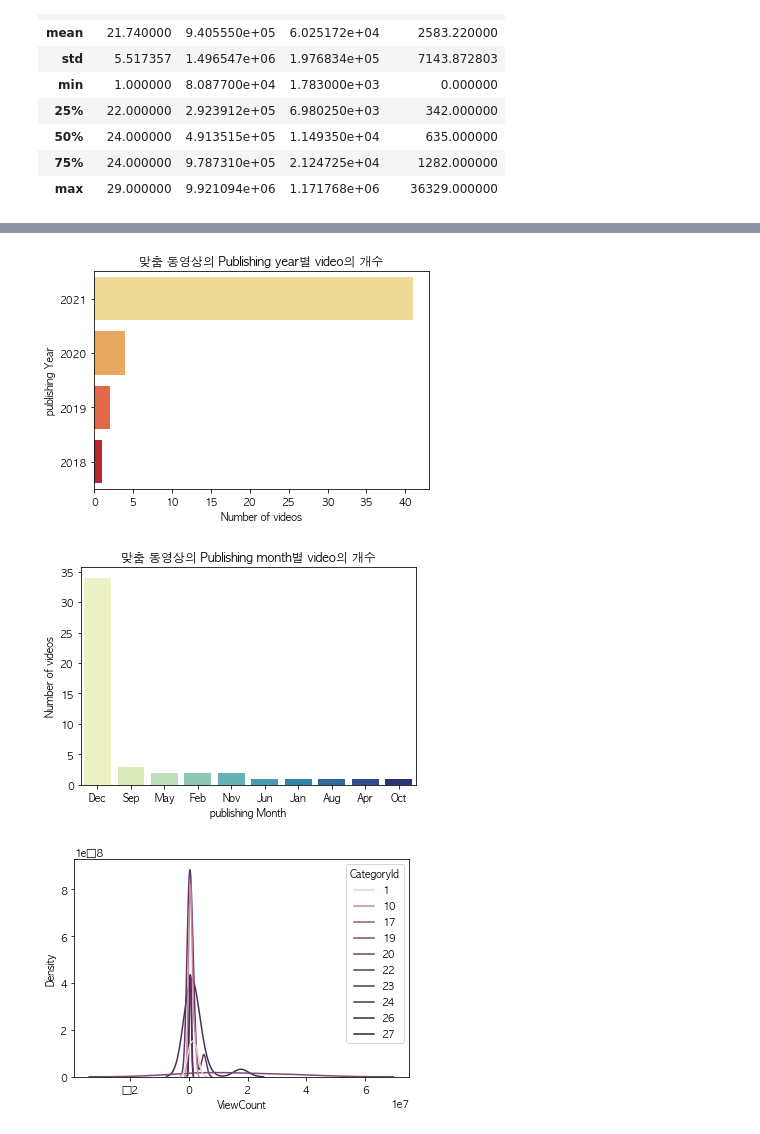
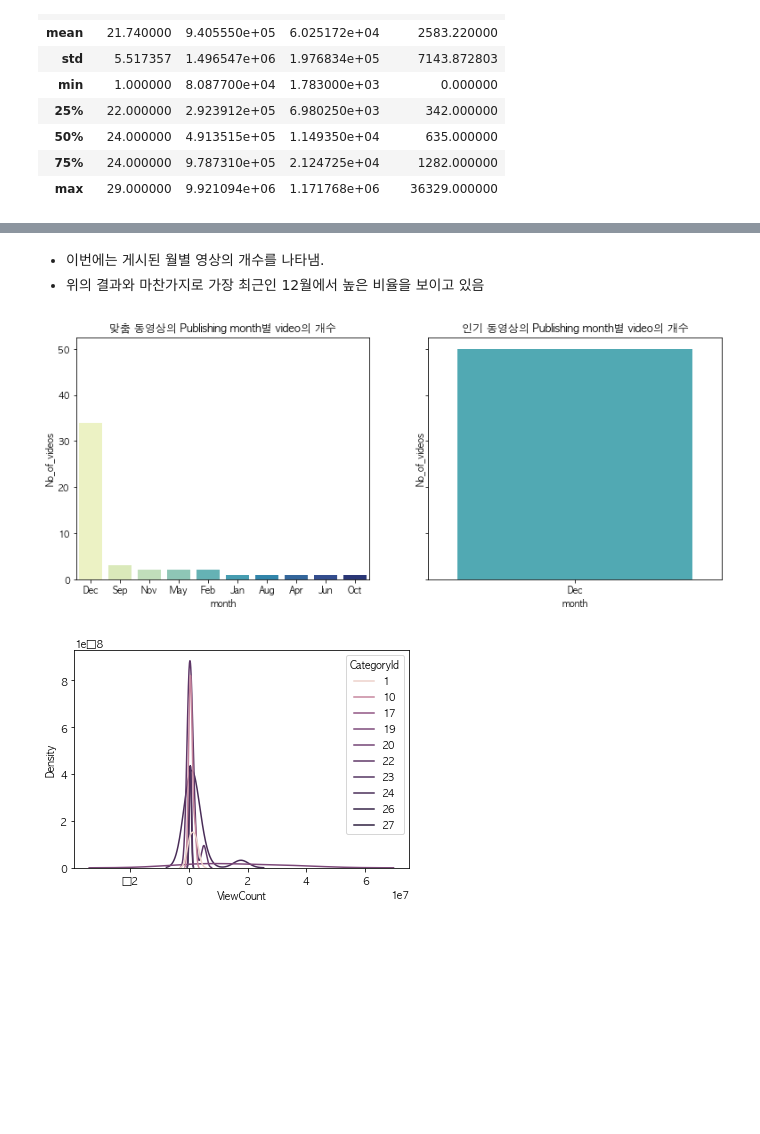
Before and after one commit to enjoy89/data_analysis_programming, a Jupyter notebook: project.ipynb, the cells around one changed output, grey strips where cells are left out. Cells and saved outputs as stored; diff of their text form; code cells hidden in the pictures; blank space fills up the shorter version.

Commit message:
data analysis 추가

```diff
--- a/project.ipynb
+++ b/project.ipynb
@@ -192,39 +224,25 @@ popular_youtube_video_data.describe(include='object')
+# %% [markdown]
+* 이번에는 게시된 월별 영상의 개수를 나타냄.
+* 위의 결과와 마찬가지로 가장 최근인 12월에서 높은 비율을 보이고 있음
 # %%
 df_mydata = youtube_video_data["PublishedAt"].apply(
-    lambda x: datetime.datetime.strptime(x[:10], "%Y-%m-%d").date().strftime('%Y')).value_counts() \
+    lambda x: datetime.datetime.strptime(x[:10], "%Y-%m-%d").date().strftime('%h')).value_counts() \
             .to_frame().reset_index() \
-            .rename(columns={"index": "year", "PublishedAt": "No_of_videos"})
+            .rename(columns={"index": "month", "PublishedAt": "No_of_videos"})
 df_podata = popular_youtube_video_data["PublishedAt"].apply(
-    lambda x: datetime.datetime.strptime(x[:10], "%Y-%m-%d").date().strftime('%Y')).value_counts() \
+    lambda x: datetime.datetime.strptime(x[:10], "%Y-%m-%d").date().strftime('%h')).value_counts() \
             .to_frame().reset_index() \
-            .rename(columns={"index": "year", "PublishedAt": "No_of_videos"})
-# index=np.arange(len(4))
-# bar_width=0.4
+            .rename(columns={"index": "month", "PublishedAt": "No_of_videos"})
 
-# plt.bar(index, x="year", bar_width, y="No_of_videos", data=df_mydata, palette="YlOrRd", label='mydata')
-# plt.title('맞춤 동영상의 Publishing year별 video의 개수')
-
-
-fig, ax = plt.subplots()
-_ = sns.barplot(y="year", x="No_of_videos", data=df_mydata,
-                palette="YlOrRd", ax=ax)
-# _ = sns.barplot(x="year", y="No_of_videos", data=cdf2,
-#                palette=sns.color_palette(['#ffa600']), ax=ax)
-# _ = ax.barh(x - width/2, )
-_ = ax.set(xlabel="Number of videos", ylabel="publishing Year", title='맞춤 동영상의 Publishing year별 video의 개수')
+fig, (ax1, ax2) = plt.subplots(1, 2, sharey=True, figsize=(13, 5))
+_ = sns.barplot(x="month", y="No_of_videos", data=df_mydata,
+                palette='YlGnBu', ax=ax1)
+_ = ax1.set(title='맞춤 동영상의 Publishing month별 video의 개수')
+_ = sns.barplot(x="month", y="No_of_videos", data=df_podata,
+                palette='YlGnBu', ax=ax2)
+_ = ax2.set(title='인기 동영상의 Publishing month별 video의 개수')
 # %% [output]
-[figure, old version]
+[figure, new version]
-# %%
-df_mydata = youtube_video_data["PublishedAt"].apply(
-    lambda x: datetime.datetime.strptime(x[:10], "%Y-%m-%d").date().strftime('%h')).value_counts() \
-            .to_frame().reset_index() \
-            .rename(columns={"index": "month", "PublishedAt": "No_of_videos"})
-fig, ax = plt.subplots()
-_ = sns.barplot(x="month", y="No_of_videos", data=df_mydata,
-                palette='YlGnBu', ax=ax)
-_ = ax.set(xlabel="publishing Month", ylabel="Number of videos", title='맞춤 동영상의 Publishing month별 video의 개수')
-# %% [output]
-[figure, removed]
 # %%
 # print(youtube_video_data['ViewCount'])
 
```
Also changed, not shown: parts of 23 cells of this notebook.
